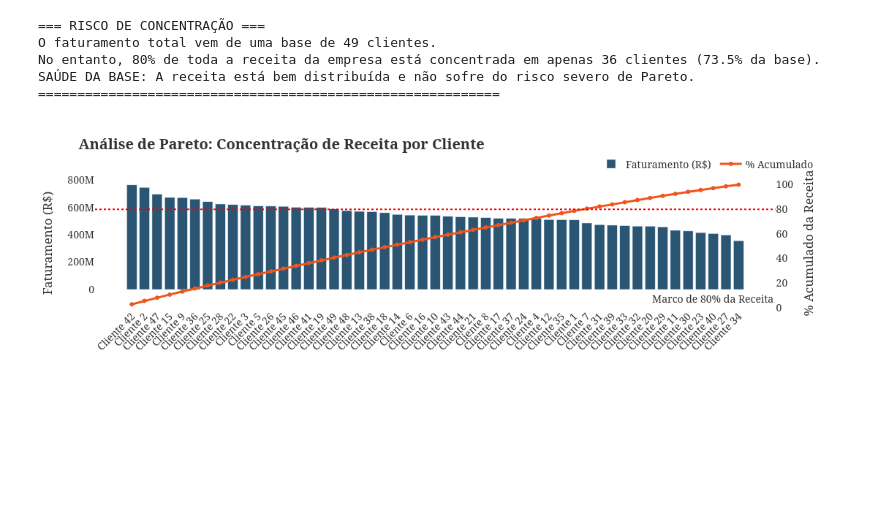
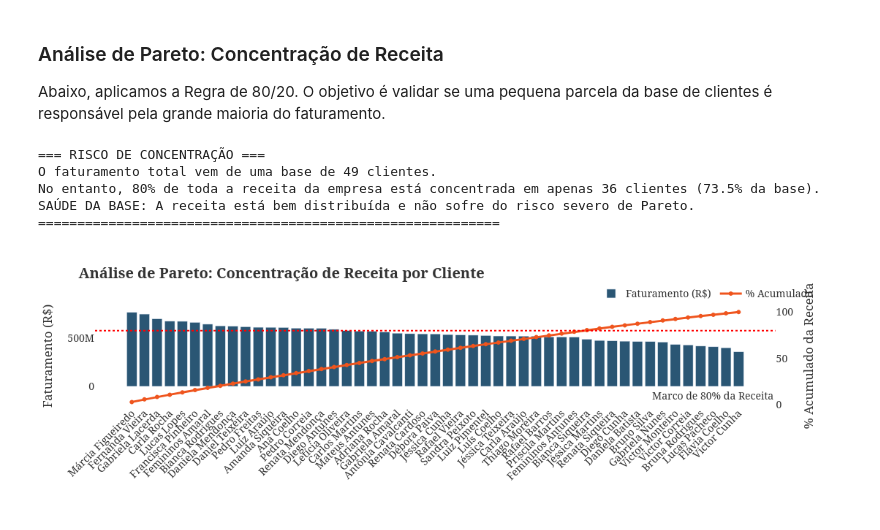
Before and after one commit to Leofariasrj25/desafio_indicium_lhnauticals, a Jupyter notebook: notebooks/05_client_analysis.ipynb, the cells around one changed output. Cells and saved outputs as stored; diff of their text form; code cells hidden in the pictures; blank space fills up the shorter version.

```diff
--- a/notebooks/05_client_analysis.ipynb
+++ b/notebooks/05_client_analysis.ipynb
@@ -2,6 +10,9 @@
 import pandas as pd
 import duckdb
 import plotly.express as px
+from plotly.subplots import make_subplots
+import plotly.graph_objects as go
+
 import sys
 from pathlib import Path
 
@@ -12,10 +23,11 @@ if str(BASE_DIR) not in sys.path:
 from src.utils.data_loader import load_datasets
 from src.services.bcb_api import fetch_exchange_rates
 
-dfs = load_datasets(["vendas_2023_2024.csv"], layer="raw")
+dfs = load_datasets(["vendas_2023_2024.csv", "clientes_crm.json"], layer="raw")
 dfs.update(load_datasets(["produtos_processed.csv", "custos_importacao_processed.csv"]))
 
 df_sales = dfs["vendas_2023_2024.csv"]
+df_clients = dfs["clientes_crm.json"]
 df_products = dfs["produtos_processed.csv"]
 df_costs = dfs["custos_importacao_processed.csv"]
 
@@ -186,8 +231,18 @@ Lucro Absoluto Gerado: R$ 688,857,644.20
+# %% [markdown]
+### Análise de Pareto: Concentração de Receita
+
+Abaixo, aplicamos a Regra de 80/20. O objetivo é validar se uma pequena parcela da base de clientes é responsável pela grande maioria do faturamento.
 # %%
+import plotly.graph_objects as go
 from plotly.subplots import make_subplots
-import plotly.graph_objects as go
+import duckdb
+import pandas as pd
 
 query_pareto = """
+-- Table names clarification:
+-- df_sales: Represents sales_2023_2024.csv.
+-- df_clients: Represents clientes_crm.json.
+
 WITH client_revenue AS (
     SELECT
         id_client,
@@ -197,37 +252,52 @@ WITH client_revenue AS (
 ),
 ranked_revenue AS (
     SELECT
-        'Cliente ' || CAST(id_client AS VARCHAR) AS client_name,
-        total_revenue,
-        SUM(total_revenue) OVER (ORDER BY total_revenue DESC ROWS BETWEEN UNBOUNDED PRECEDING AND CURRENT ROW) AS cumulative_revenue,
-        SUM(total_revenue) OVER () AS grand_total
-    FROM client_revenue
+        c.full_name AS raw_client_name, -- Puxa o nome completo bruto
+        cr.total_revenue,
+        SUM(cr.total_revenue) OVER (ORDER BY cr.total_revenue DESC ROWS BETWEEN UNBOUNDED PRECEDING AND CURRENT ROW) AS cumulative_revenue,
+        SUM(cr.total_revenue) OVER () AS grand_total
+    FROM client_revenue cr
+    INNER JOIN df_clients c
+        ON cr.id_client = c.code
 )
 SELECT
-    client_name,
+    raw_client_name,
     total_revenue,
     (cumulative_revenue / grand_total) * 100 AS cumulative_percentage
 FROM ranked_revenue
 ORDER BY total_revenue DESC;
 """
 
+
 df_pareto = duckdb.query(query_pareto).df()
 
-# Summary
+
+def format_professional_name(full_name):
+    parts = str(full_name).strip().split()
+
+    if len(parts) > 1:
+        return f"{parts[0]} {parts[-1]}"
+
+    return full_name
+
+df_pareto['client_name'] = df_pareto['raw_client_name'].apply(format_professional_name)
+
 total_clientes = len(df_pareto)
-
 clientes_80_porcento = len(df_pareto[df_pareto['cumulative_percentage'] <= 80])
 concentracao = (clientes_80_porcento / total_clientes) * 100
 
 print("=== RISCO DE CONCENTRAÇÃO ===")
 print(f"O faturamento total vem de uma base de {total_clientes} clientes.")
 print(f"No entanto, 80% de toda a receita da empresa está concentrada em apenas {clientes_80_porcento} clientes ({concentracao:.1f}% da base).")
+
 if concentracao <= 20:
     print("ALERTA DE RISCO ALTO: A regra de Pareto (80/20) é muito forte aqui. A perda de um top cliente causará grande impacto.")
 else:
     print("SAÚDE DA BASE: A receita está bem distribuída e não sofre do risco severo de Pareto.")
+
 print("===========================================================\n")
 
+# --- Visualização (Plotly) ---
 fig = make_subplots(specs=[[{"secondary_y": True}]])
 
 fig.add_trace(
@@ -249,32 +319,32 @@ fig.add_trace(
         mode='lines+markers',
         line=dict(color='rgb(239, 85, 30)', width=3),
         marker=dict(size=6),
         hovertemplate="Acumulado: %{y:.1f}%<extra></extra>"
     ),
     secondary_y=True,
 )
 
 fig.update_layout(
     title="<b>Análise de Pareto: Concentração de Receita por Cliente</b>",
     plot_bgcolor="white",
     font=dict(family="Arial", size=14, color="#333333"),
-    hovermode="x unified", # Mostra as informações de ambas as linhas num mesmo balão ao passar o mouse
+    hovermode="x unified",
     legend=dict(orientation="h", yanchor="bottom", y=1.02, xanchor="right", x=1),
     margin=dict(l=40, r=40, t=80, b=40)
 )
 
 fig.update_xaxes(title_text="", showgrid=False, tickangle=-45)
 fig.update_yaxes(title_text="Faturamento (R$)", showgrid=False, secondary_y=False)
 fig.update_yaxes(title_text="% Acumulado da Receita", range=[0, 105], showgrid=False, secondary_y=True)
 
 fig.add_hline(y=80, line_dash="dot", line_color="red", secondary_y=True,
               annotation_text="Marco de 80% da Receita", annotation_position="bottom right")
 
 fig.show()
 # %% [output]
 === RISCO DE CONCENTRAÇÃO ===
 O faturamento total vem de uma base de 49 clientes.
 No entanto, 80% de toda a receita da empresa está concentrada em apenas 36 clientes (73.5% da base).
 SAÚDE DA BASE: A receita está bem distribuída e não sofre do risco severo de Pareto.
 ===========================================================
-[figure, old version]
+[figure, new version]
```
Also changed, not shown: parts of 6 cells of this notebook, 3 other files.
